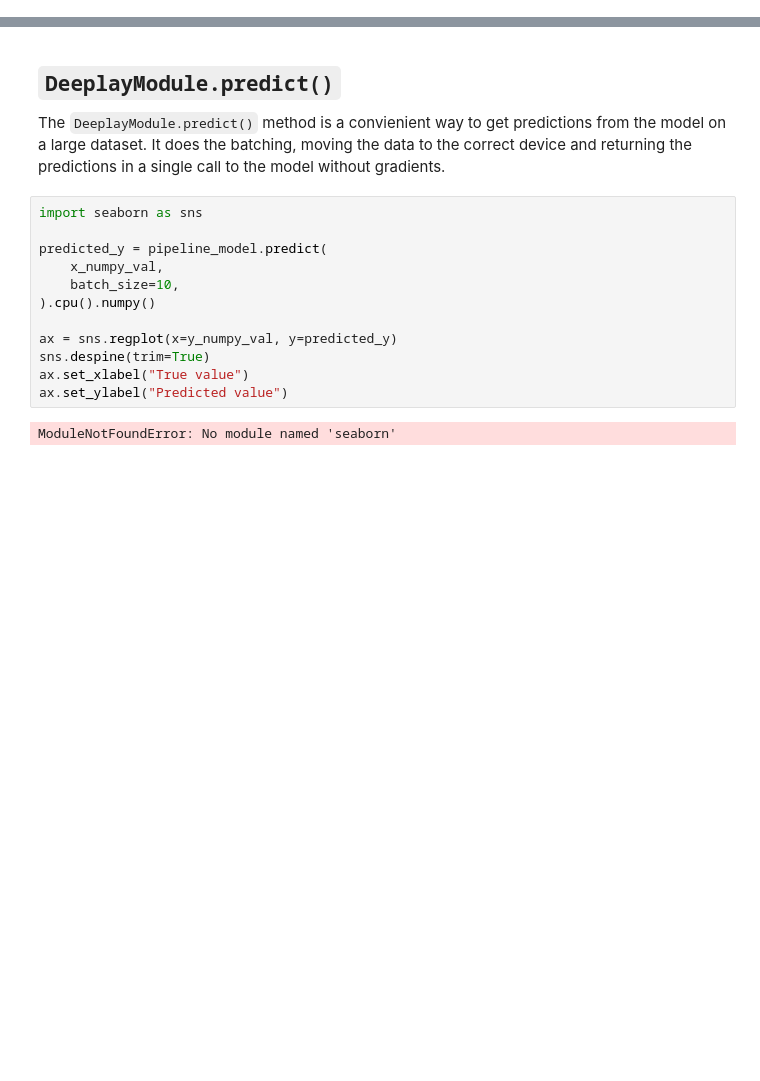
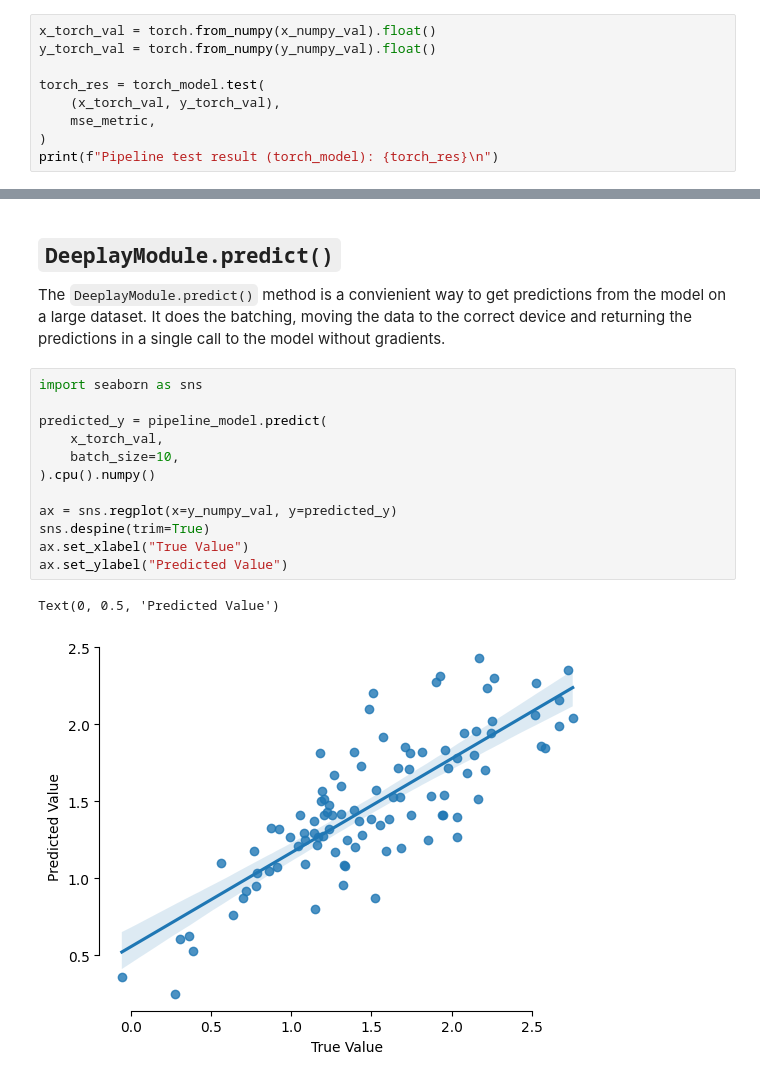
Before and after one commit to DeepTrackAI/deeplay, a Jupyter notebook: tutorials/getting-started/GS131_methods.ipynb, the cells around one changed output, grey strips where cells are left out. Drawn from its saved outputs; the diff is of its cells as text; blank space fills up the shorter version.

```diff
--- a/tutorials/getting-started/GS131_methods.ipynb
+++ b/tutorials/getting-started/GS131_methods.ipynb
@@ -272,0 +244,9 @@ Pipeline test result (pipeline_model): {'MeanSquaredError': tensor(0.1646)}
+# %%
+x_torch_val = torch.from_numpy(x_numpy_val).float()
+y_torch_val = torch.from_numpy(y_numpy_val).float()
+
+torch_res = torch_model.test(
+    (x_torch_val, y_torch_val),
+    mse_metric,
+)
+print(f"Pipeline test result (torch_model): {torch_res}\n")
@@ -313,15 +313,16 @@ The `DeeplayModule.predict()` method is a convienient way to get predictions fro
 # %%
 import seaborn as sns
 
 predicted_y = pipeline_model.predict(
-    x_numpy_val,
+    x_torch_val,
     batch_size=10,
 ).cpu().numpy()
 
 ax = sns.regplot(x=y_numpy_val, y=predicted_y)
 sns.despine(trim=True)
-ax.set_xlabel("True value")
-ax.set_ylabel("Predicted value")
+ax.set_xlabel("True Value")
+ax.set_ylabel("Predicted Value")
 # %% [output]
-ModuleNotFoundError: No module named 'seaborn'
+Text(0, 0.5, 'Predicted Value')
+[figure, added]
 # %% [markdown]
```
Also changed, not shown: parts of 18 cells of this notebook, 20 other files.
